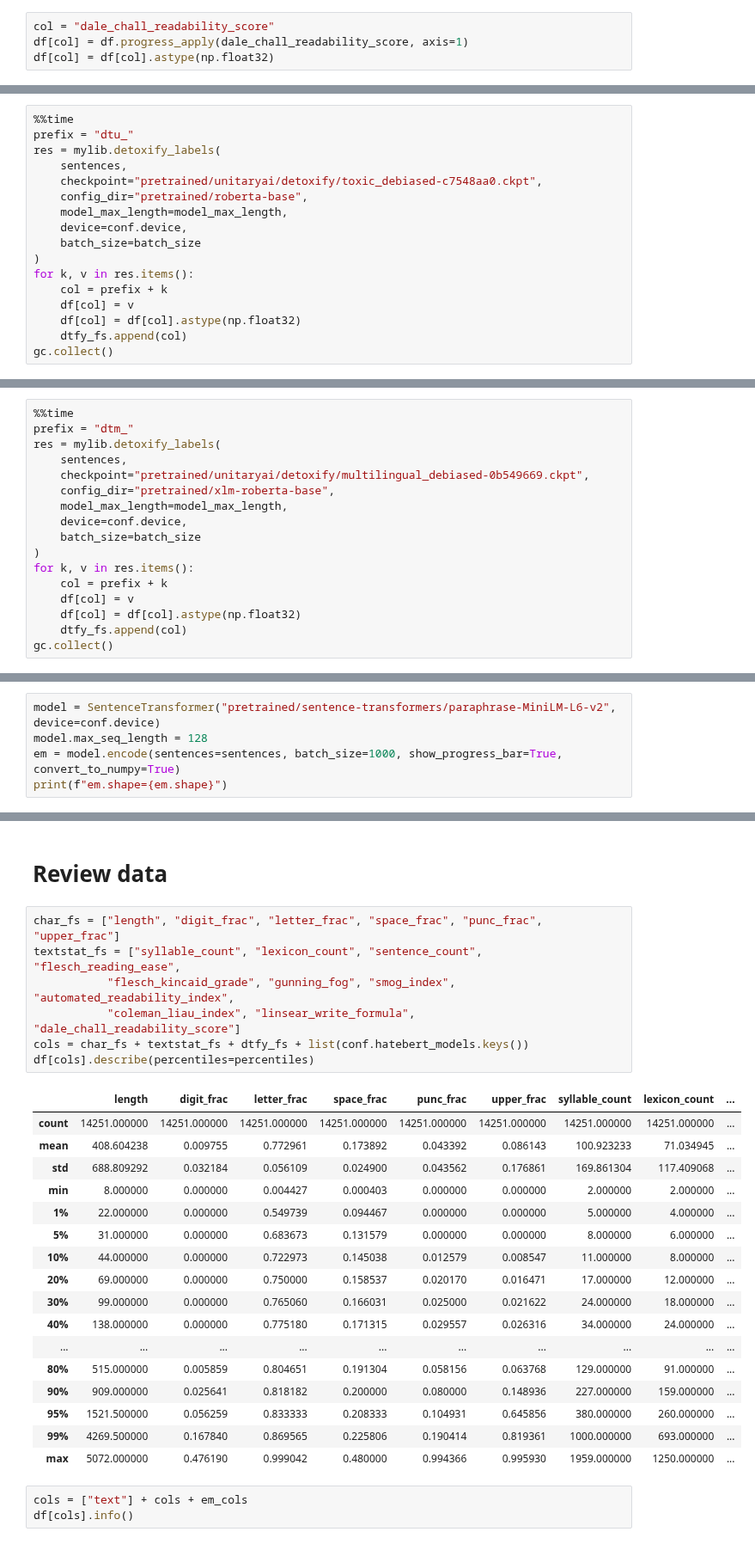
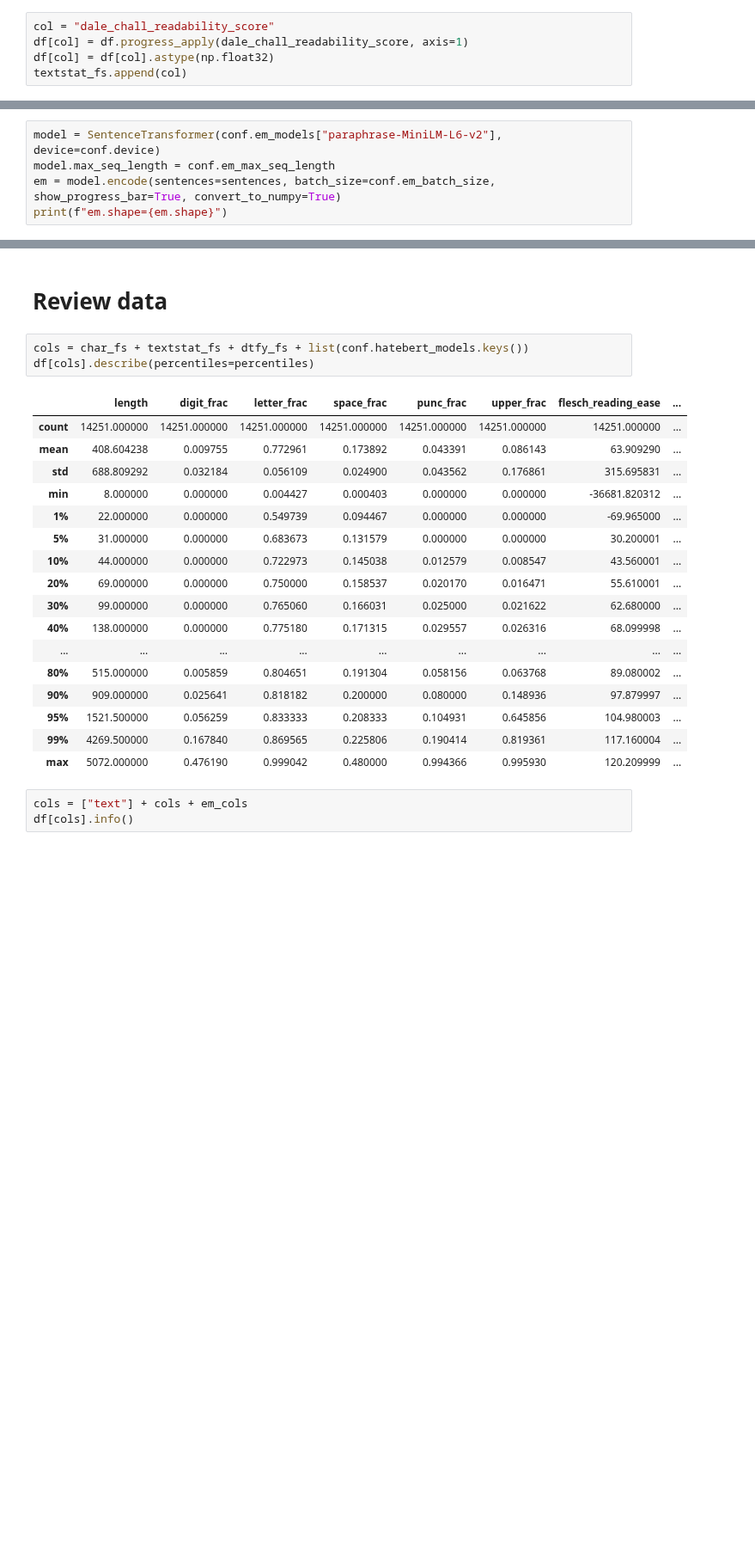
Before and after one commit to seahrh/kaggle-jigsaw-toxic-severity-rating, a Jupyter notebook: features_val.ipynb, the cells around one changed output, grey strips where cells are left out. Shown at 86% size. Cells and saved outputs as stored; diff of their text form; blank space fills up the shorter version.

Commit message:
refactor put more values in config

```diff
--- a/features_val.ipynb
+++ b/features_val.ipynb
@@ -223,3 +262,4 @@ df[col] = df[col].astype(np.float32)
 col = "dale_chall_readability_score"
 df[col] = df.progress_apply(dale_chall_readability_score, axis=1)
 df[col] = df[col].astype(np.float32)
+textstat_fs.append(col)
@@ -339,17 +376,0 @@ Wall time: 10min 29s
-# %%
-%%time
-prefix = "dtu_"
-res = mylib.detoxify_labels(
-    sentences,
-    checkpoint="pretrained/unitaryai/detoxify/toxic_debiased-c7548aa0.ckpt",
-    config_dir="pretrained/roberta-base",
-    model_max_length=model_max_length,
-    device=conf.device,
-    batch_size=batch_size
-)
-for k, v in res.items():
-    col = prefix + k
-    df[col] = v
-    df[col] = df[col].astype(np.float32)
-    dtfy_fs.append(col)
-gc.collect()
@@ -359,17 +376,0 @@ Wall time: 10min 11s
-# %%
-%%time
-prefix = "dtm_"
-res = mylib.detoxify_labels(
-    sentences,
-    checkpoint="pretrained/unitaryai/detoxify/multilingual_debiased-0b549669.ckpt",
-    config_dir="pretrained/xlm-roberta-base",
-    model_max_length=model_max_length,
-    device=conf.device,
-    batch_size=batch_size
-)
-for k, v in res.items():
-    col = prefix + k
-    df[col] = v
-    df[col] = df[col].astype(np.float32)
-    dtfy_fs.append(col)
-gc.collect()
@@ -383,9 +381,9 @@ print(dtfy_fs)
 # %% [markdown]
 # Embeddings
 # %%
-model = SentenceTransformer("pretrained/sentence-transformers/paraphrase-MiniLM-L6-v2", device=conf.device)
-model.max_seq_length = 128
-em = model.encode(sentences=sentences, batch_size=1000, show_progress_bar=True, convert_to_numpy=True)
+model = SentenceTransformer(conf.em_models["paraphrase-MiniLM-L6-v2"], device=conf.device)
+model.max_seq_length = conf.em_max_seq_length
+em = model.encode(sentences=sentences, batch_size=conf.em_batch_size, show_progress_bar=True, convert_to_numpy=True)
 print(f"em.shape={em.shape}")
 # %% [output]
 em.shape=(14251, 384)
@@ -401,30 +399,26 @@ Wall time: 278 ms
 # %% [markdown]
 # Review data
 # %%
-char_fs = ["length", "digit_frac", "letter_frac", "space_frac", "punc_frac", "upper_frac"]
-textstat_fs = ["syllable_count", "lexicon_count", "sentence_count", "flesch_reading_ease",
-           "flesch_kincaid_grade", "gunning_fog", "smog_index", "automated_readability_index",
-           "coleman_liau_index", "linsear_write_formula", "dale_chall_readability_score"]
 cols = char_fs + textstat_fs + dtfy_fs + list(conf.hatebert_models.keys())
 df[cols].describe(percentiles=percentiles)
 # %% [output]
-|  | length | digit_frac | letter_frac | space_frac | punc_frac | upper_frac | syllable_count | lexicon_count | ... |
-| count | 14251.000000 | 14251.000000 | 14251.000000 | 14251.000000 | 14251.000000 | 14251.000000 | 14251.000000 | 14251.000000 | ... |
-| mean | 408.604238 | 0.009755 | 0.772961 | 0.173892 | 0.043392 | 0.086143 | 100.923233 | 71.034945 | ... |
-| std | 688.809292 | 0.032184 | 0.056109 | 0.024900 | 0.043562 | 0.176861 | 169.861304 | 117.409068 | ... |
-| min | 8.000000 | 0.000000 | 0.004427 | 0.000403 | 0.000000 | 0.000000 | 2.000000 | 2.000000 | ... |
-| 1% | 22.000000 | 0.000000 | 0.549739 | 0.094467 | 0.000000 | 0.000000 | 5.000000 | 4.000000 | ... |
-| 5% | 31.000000 | 0.000000 | 0.683673 | 0.131579 | 0.000000 | 0.000000 | 8.000000 | 6.000000 | ... |
-| 10% | 44.000000 | 0.000000 | 0.722973 | 0.145038 | 0.012579 | 0.008547 | 11.000000 | 8.000000 | ... |
-| 20% | 69.000000 | 0.000000 | 0.750000 | 0.158537 | 0.020170 | 0.016471 | 17.000000 | 12.000000 | ... |
-| 30% | 99.000000 | 0.000000 | 0.765060 | 0.166031 | 0.025000 | 0.021622 | 24.000000 | 18.000000 | ... |
-| 40% | 138.000000 | 0.000000 | 0.775180 | 0.171315 | 0.029557 | 0.026316 | 34.000000 | 24.000000 | ... |
-| ... | ... | ... | ... | ... | ... | ... | ... | ... | ... |
-| 80% | 515.000000 | 0.005859 | 0.804651 | 0.191304 | 0.058156 | 0.063768 | 129.000000 | 91.000000 | ... |
-| 90% | 909.000000 | 0.025641 | 0.818182 | 0.200000 | 0.080000 | 0.148936 | 227.000000 | 159.000000 | ... |
-| 95% | 1521.500000 | 0.056259 | 0.833333 | 0.208333 | 0.104931 | 0.645856 | 380.000000 | 260.000000 | ... |
-| 99% | 4269.500000 | 0.167840 | 0.869565 | 0.225806 | 0.190414 | 0.819361 | 1000.000000 | 693.000000 | ... |
-| max | 5072.000000 | 0.476190 | 0.999042 | 0.480000 | 0.994366 | 0.995930 | 1959.000000 | 1250.000000 | ... |
+|  | length | digit_frac | letter_frac | space_frac | punc_frac | upper_frac | flesch_reading_ease | ... |
+| count | 14251.000000 | 14251.000000 | 14251.000000 | 14251.000000 | 14251.000000 | 14251.000000 | 14251.000000 | ... |
+| mean | 408.604238 | 0.009755 | 0.772961 | 0.173892 | 0.043391 | 0.086143 | 63.909290 | ... |
+| std | 688.809292 | 0.032184 | 0.056109 | 0.024900 | 0.043562 | 0.176861 | 315.695831 | ... |
+| min | 8.000000 | 0.000000 | 0.004427 | 0.000403 | 0.000000 | 0.000000 | -36681.820312 | ... |
+| 1% | 22.000000 | 0.000000 | 0.549739 | 0.094467 | 0.000000 | 0.000000 | -69.965000 | ... |
+| 5% | 31.000000 | 0.000000 | 0.683673 | 0.131579 | 0.000000 | 0.000000 | 30.200001 | ... |
+| 10% | 44.000000 | 0.000000 | 0.722973 | 0.145038 | 0.012579 | 0.008547 | 43.560001 | ... |
+| 20% | 69.000000 | 0.000000 | 0.750000 | 0.158537 | 0.020170 | 0.016471 | 55.610001 | ... |
+| 30% | 99.000000 | 0.000000 | 0.765060 | 0.166031 | 0.025000 | 0.021622 | 62.680000 | ... |
+| 40% | 138.000000 | 0.000000 | 0.775180 | 0.171315 | 0.029557 | 0.026316 | 68.099998 | ... |
+| ... | ... | ... | ... | ... | ... | ... | ... | ... |
+| 80% | 515.000000 | 0.005859 | 0.804651 | 0.191304 | 0.058156 | 0.063768 | 89.080002 | ... |
+| 90% | 909.000000 | 0.025641 | 0.818182 | 0.200000 | 0.080000 | 0.148936 | 97.879997 | ... |
+| 95% | 1521.500000 | 0.056259 | 0.833333 | 0.208333 | 0.104931 | 0.645856 | 104.980003 | ... |
+| 99% | 4269.500000 | 0.167840 | 0.869565 | 0.225806 | 0.190414 | 0.819361 | 117.160004 | ... |
+| max | 5072.000000 | 0.476190 | 0.999042 | 0.480000 | 0.994366 | 0.995930 | 120.209999 | ... |
 # %%
 cols = ["text"] + cols + em_cols
 df[cols].info()
```
Also changed, not shown: parts of 29 cells of this notebook, 1 other file.
